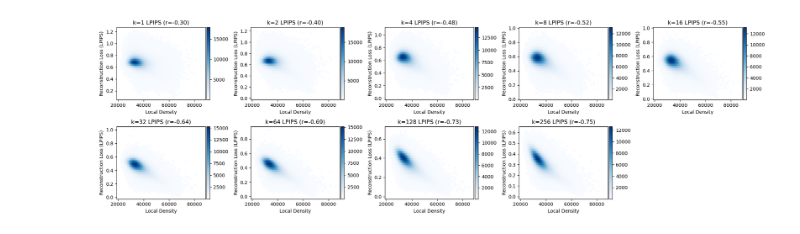
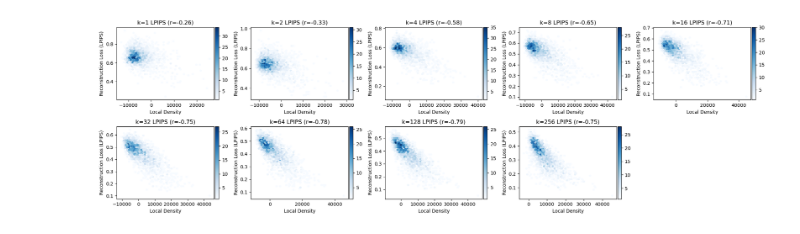
Before and after one commit to hevra01/thesis, a Jupyter notebook: notebooks/density_reconstruction_loss_relation.ipynb, the cells around one changed output. Drawn from its saved outputs; the diff is of its cells as text; code cells hidden in the pictures.

```diff
--- a/notebooks/density_reconstruction_loss_relation.ipynb
+++ b/notebooks/density_reconstruction_loss_relation.ipynb
@@ -43,0 +111,9 @@ with open('/BS/data_mani_compress/work/thesis/thesis/data/datasets/density_image
+# %%
+# /BS/data_mani_compress/work/thesis/thesis/data/datasets/density_imagenet/clean/val_density_old_remember/val_density_old_remember/token_count/tk_1/token_count_0000_0200.json
+# /BS/data_mani_compress/work/thesis/thesis/data/datasets/density_imagenet/clean/val_density_old_debug/val_density_old_remember_debug/token_count/tk_1/_0000_0200.json
+with open("/BS/data_mani_compress/work/thesis/thesis/data/datasets/density_imagenet/clean/val_density_reconst_1/token_count/256_0000_0200.json", 'r') as f:
+    cd_0 = json.load(f)
+
+if True:
+    cd_0 = [l[0]+l[1] for l in cd_0]
+    print(len(cd_0))
@@ -44,6 +122,6 @@ with open('/BS/data_mani_compress/work/thesis/thesis/data/datasets/density_image
 # %%
 # read reconstruction loss json file
-with open('/BS/data_mani_compress/work/thesis/thesis/data/datasets/imagenet_reconstruction_losses/train/all_reconstruction_losses.json', 'r') as f:
+with open('/BS/data_mani_compress/work/thesis/thesis/data/datasets/imagenet_reconstruction_losses/val_categorized/all_APG_on.json', 'r') as f:
     reconst_losses = json.load(f)
 # %%
 # this dataset holds the image_id, k_value, reconstruction_losses and optionally LID, density, edge ratio
@@ -65,6 +204,4 @@ print(dataset_1[2999])
 # %%
-
-
 k_values = [1, 2, 4, 8, 16, 32, 64, 128, 256]
 ncols   = 5
 nrows   = int(math.ceil(len(k_values) / ncols))
@@ -76,35 +213,58 @@ corr = []
 
 for idx, k in enumerate(k_values):
     ax = axes_flat[idx]
+
+    # start here
+    max_density_index = len(list_densities[idx])  # upper bound (exclusive)
+
+    # Filter reconstruction entries to those that have a density available
+    filtered_reconst_losses = [
+        rec for rec in reconst_losses
+        if 'image_id' in rec and isinstance(rec['image_id'], (int, str))
+        and int(rec['image_id']) < max_density_index
+    ]
+
+    cd = [l[0]+l[1] for l in list_densities[idx]]
+    # Build a new dataset that is guaranteed safe for density indexing
+    dataset_1_filtered = ReconstructionDataset_Heuristic(
+        reconstruction_data=filtered_reconst_losses,
+        local_density_information=cd,
+        error_key=['LPIPS', 'L1Loss']
+    )
+
     densities    = []
     losses_lpips = []
-    for data_point in dataset_1:
+
+    for data_point in dataset_1_filtered:
         if data_point['k_value'] == k:
             densities.append(data_point['local_density'])
             losses_lpips.append(data_point['LPIPS'])
+
+    # end here
+
     # First hexbin: LPIPS vs density
     hb1 = ax.hexbin(densities, losses_lpips, gridsize=50, cmap='Blues', mincnt=1)
     if len(densities) > 1:
         corr1 = np.corrcoef(densities, losses_lpips)[0, 1]
     else:
         corr1 = float('nan')
     ax.set_title(f"k={k} LPIPS (r={corr1:.2f})")
     ax.set_xlabel('Local Density')
     ax.set_ylabel('Reconstruction Loss (LPIPS)')
 
     corr.append(corr1)
 
     # Optionally add a colorbar for the first hexbin
     fig.colorbar(hb1, ax=ax, orientation='vertical', pad=0.01, fraction=0.05)
 
 # Hide unused subplots (if grid larger than number of k_values)
 for j in range(len(k_values), nrows * ncols):
     fig.delaxes(axes_flat[j])
 
 plt.tight_layout()
 plt.show()
 # %% [output]
-[figure, old version]
+[figure, new version]
 # %%
 # plot correlation vs k_values
 plt.figure(figsize=(8, 5))
```
Also changed, not shown: parts of 9 cells of this notebook, 6 other files.
